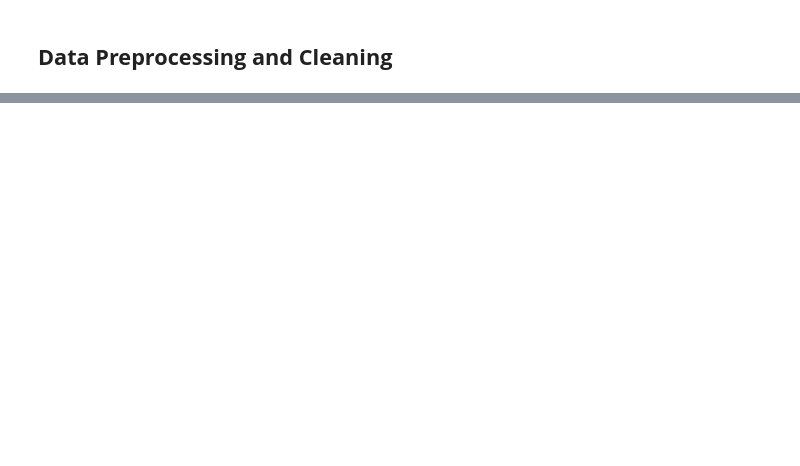
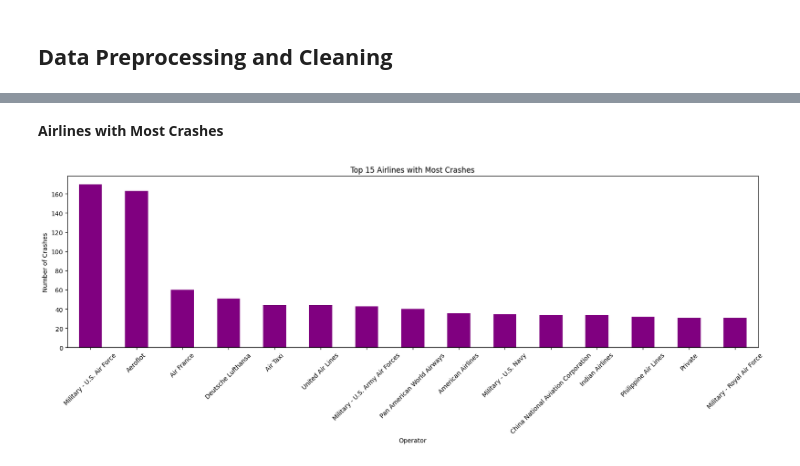
Before and after one commit to Suh716/Airplane-Crash-Data-Analysis-and-EDAs, a Jupyter notebook: airplane_crash_data_analysis.ipynb, the cells around one changed output, grey strips where cells are left out. Saved outputs shown, nothing was run; the diff lists cells and outputs as text; code cells hidden in the pictures; blank space fills up the shorter version.

```diff
--- a/airplane_crash_data_analysis.ipynb
+++ b/airplane_crash_data_analysis.ipynb
@@ -31,0 +156,20 @@ display(combined_df)
+# %%
+# Extract Month and Day of the Week
+df['Month'] = df['Date'].dt.month
+df['Day_of_Week'] = df['Date'].dt.dayofweek  # 0 = Monday, 6 = Sunday
+
+# Plot crashes by month
+plt.figure(figsize=(12, 5))
+df['Month'].value_counts().sort_index().plot(kind='bar', color='skyblue')
+plt.xlabel("Month")
+plt.ylabel("Number of Crashes")
+plt.title("Crashes by Month")
+plt.show()
+
+# Plot crashes by day of the week
+plt.figure(figsize=(12, 5))
+df['Day_of_Week'].value_counts().sort_index().plot(kind='bar', color='lightcoral')
+plt.xlabel("Day of the Week (0 = Monday, 6 = Sunday)")
+plt.ylabel("Number of Crashes")
+plt.title("Crashes by Day of the Week")
+plt.show()
@@ -31,0 +179,19 @@ display(combined_df)
+# %% [markdown]
+**Airlines with Most Crashes**
+# %%
+# Remove blank or NaN operators
+df_cleaned = df[df['Operator'].notna() & (df['Operator'].str.strip() != '')]
+
+# Count crashes per airline
+top_operators = df_cleaned['Operator'].value_counts().head(15)
+
+# Plot
+plt.figure(figsize=(20, 5))
+top_operators.plot(kind='bar', color='purple')
+plt.xlabel("Operator")
+plt.ylabel("Number of Crashes")
+plt.title("Top 15 Airlines with Most Crashes")
+plt.xticks(rotation=45)
+plt.show()
+# %% [output]
+[figure, added]
```
Also changed, not shown: parts of 26 cells of this notebook.
